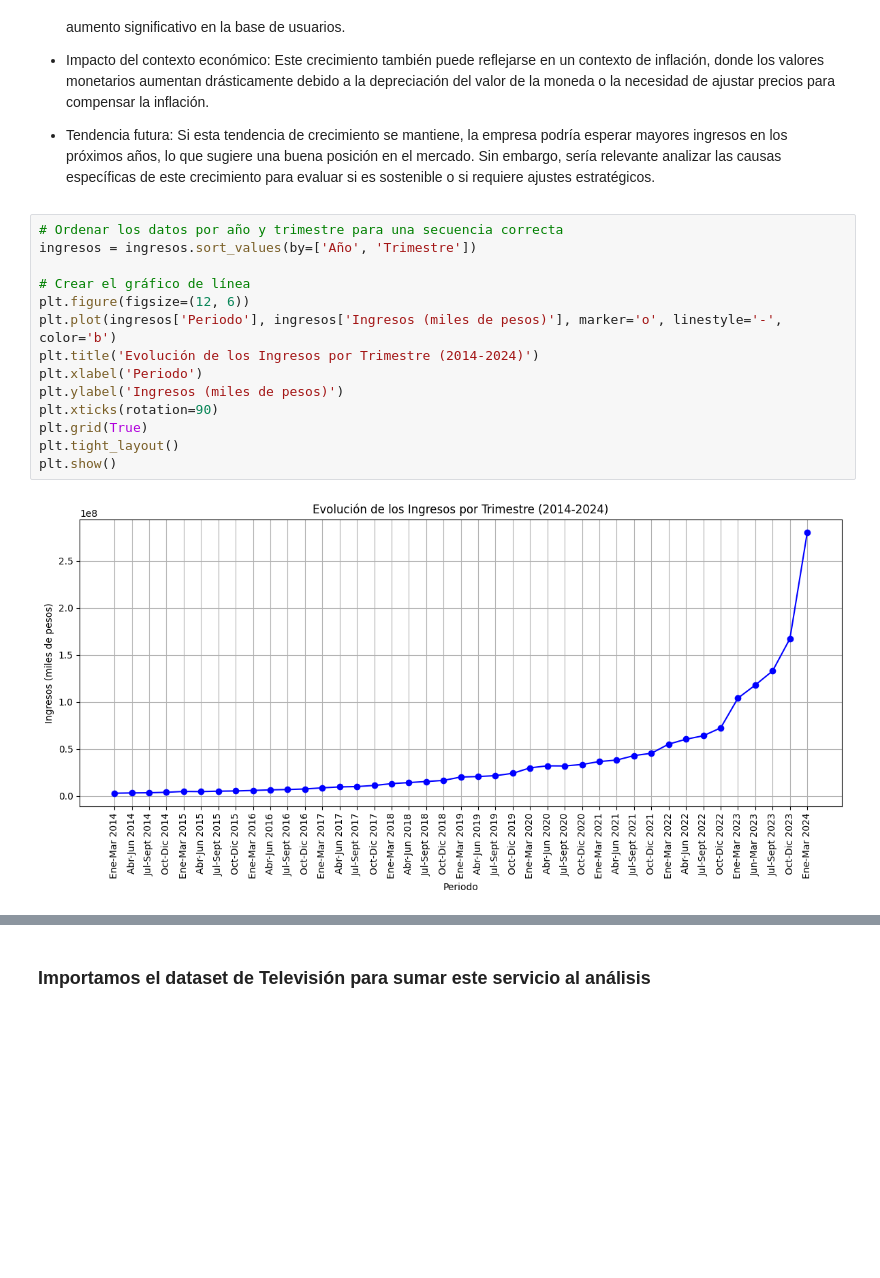
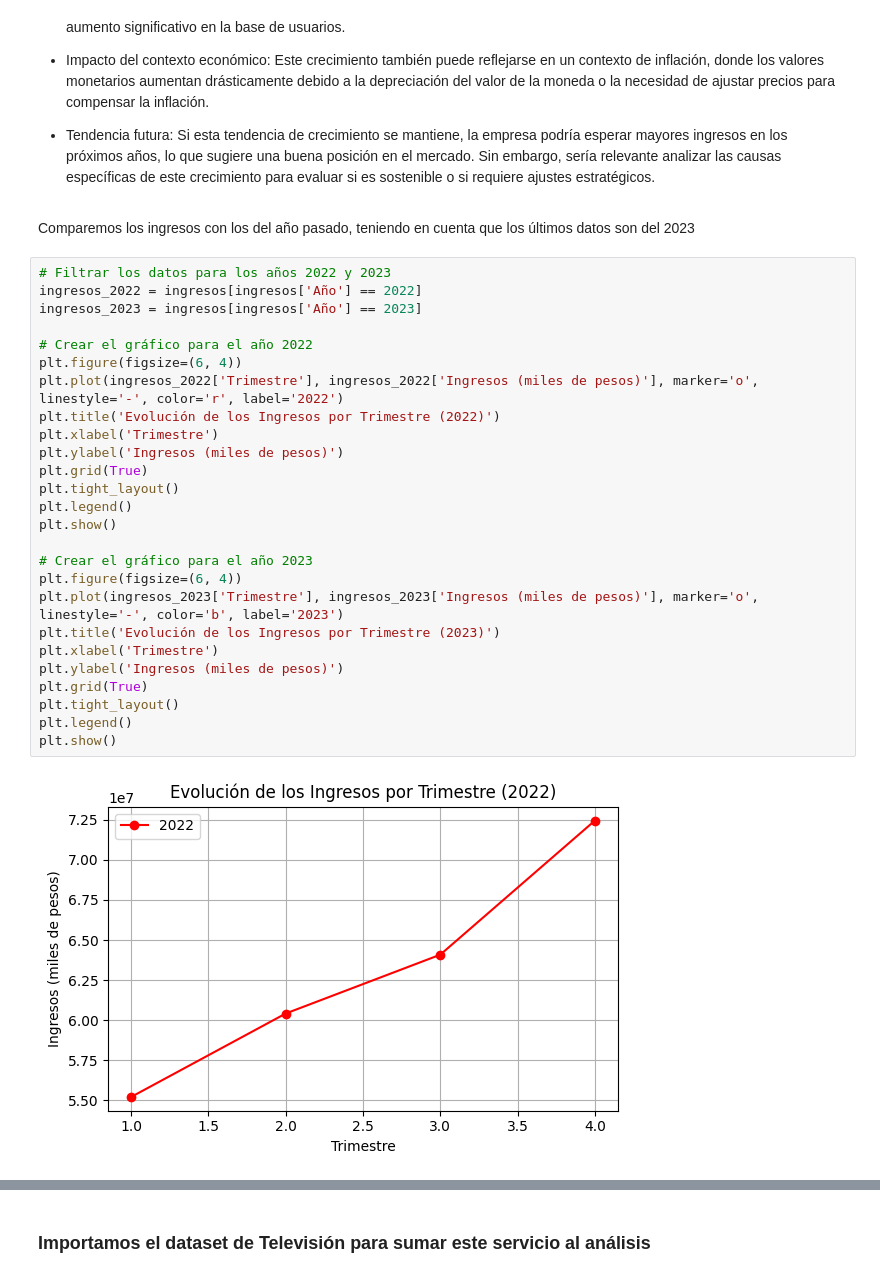
Before and after one commit to Melbutus/Data_Analyst_Telecomunicaciones, a Jupyter notebook: EDA.ipynb, the cells around one changed output, grey strips where cells are left out. Drawn from its saved outputs; the diff is of its cells as text; blank space fills up the shorter version.

```diff
--- a/EDA.ipynb
+++ b/EDA.ipynb
@@ -799,19 +799,33 @@ plt.show()
 - Impacto del contexto económico: Este crecimiento también puede reflejarse en un contexto de inflación, donde los valores monetarios aumentan drásticamente debido a la depreciación del valor de la moneda o la necesidad de ajustar precios para compensar la inflación.
 
 - Tendencia futura: Si esta tendencia de crecimiento se mantiene, la empresa podría esperar mayores ingresos en los próximos años, lo que sugiere una buena posición en el mercado. Sin embargo, sería relevante analizar las causas específicas de este crecimiento para evaluar si es sostenible o si requiere ajustes estratégicos.
+# %% [markdown]
+Comparemos los ingresos con los del año pasado, teniendo en cuenta que los últimos datos son del 2023
 # %%
-# Ordenar los datos por año y trimestre para una secuencia correcta
-ingresos = ingresos.sort_values(by=['Año', 'Trimestre'])
+# Filtrar los datos para los años 2022 y 2023
+ingresos_2022 = ingresos[ingresos['Año'] == 2022]
+ingresos_2023 = ingresos[ingresos['Año'] == 2023]
 
-# Crear el gráfico de línea
-plt.figure(figsize=(12, 6))
-plt.plot(ingresos['Periodo'], ingresos['Ingresos (miles de pesos)'], marker='o', linestyle='-', color='b')
-plt.title('Evolución de los Ingresos por Trimestre (2014-2024)')
-plt.xlabel('Periodo')
+# Crear el gráfico para el año 2022
+plt.figure(figsize=(6, 4))
+plt.plot(ingresos_2022['Trimestre'], ingresos_2022['Ingresos (miles de pesos)'], marker='o', linestyle='-', color='r', label='2022')
+plt.title('Evolución de los Ingresos por Trimestre (2022)')
+plt.xlabel('Trimestre')
 plt.ylabel('Ingresos (miles de pesos)')
-plt.xticks(rotation=90)
 plt.grid(True)
 plt.tight_layout()
+plt.legend()
 plt.show()
+
+# Crear el gráfico para el año 2023
+plt.figure(figsize=(6, 4))
+plt.plot(ingresos_2023['Trimestre'], ingresos_2023['Ingresos (miles de pesos)'], marker='o', linestyle='-', color='b', label='2023')
+plt.title('Evolución de los Ingresos por Trimestre (2023)')
+plt.xlabel('Trimestre')
+plt.ylabel('Ingresos (miles de pesos)')
+plt.grid(True)
+plt.tight_layout()
+plt.legend()
+plt.show()
 # %% [output]
-[figure, old version]
+[figure, new version]
```
Also changed, not shown: parts of 3 cells of this notebook.
